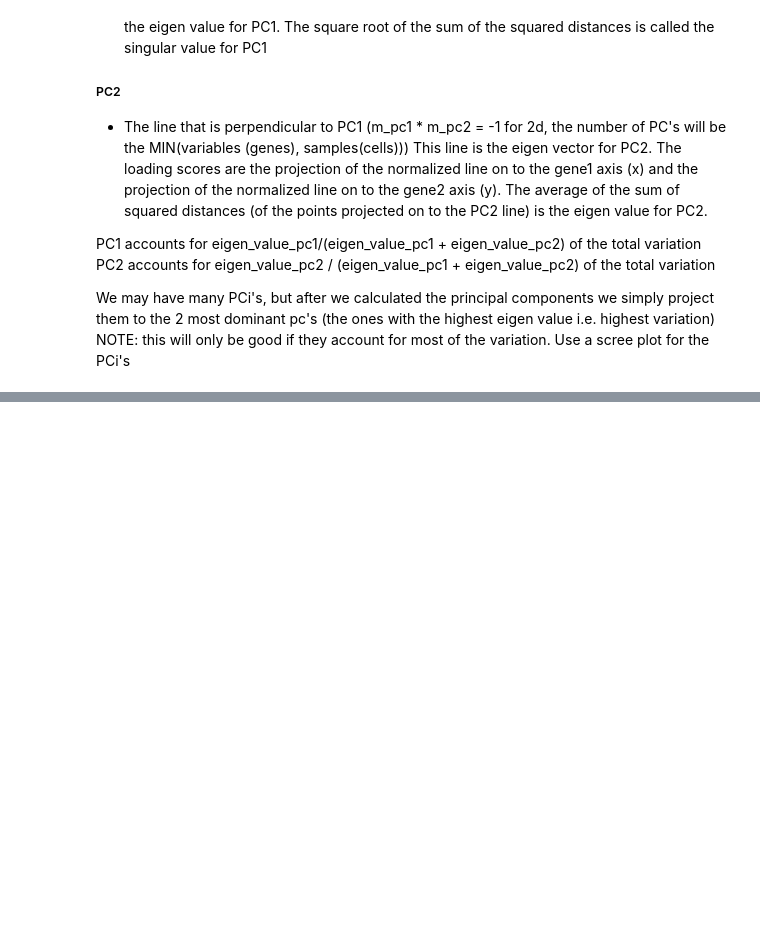
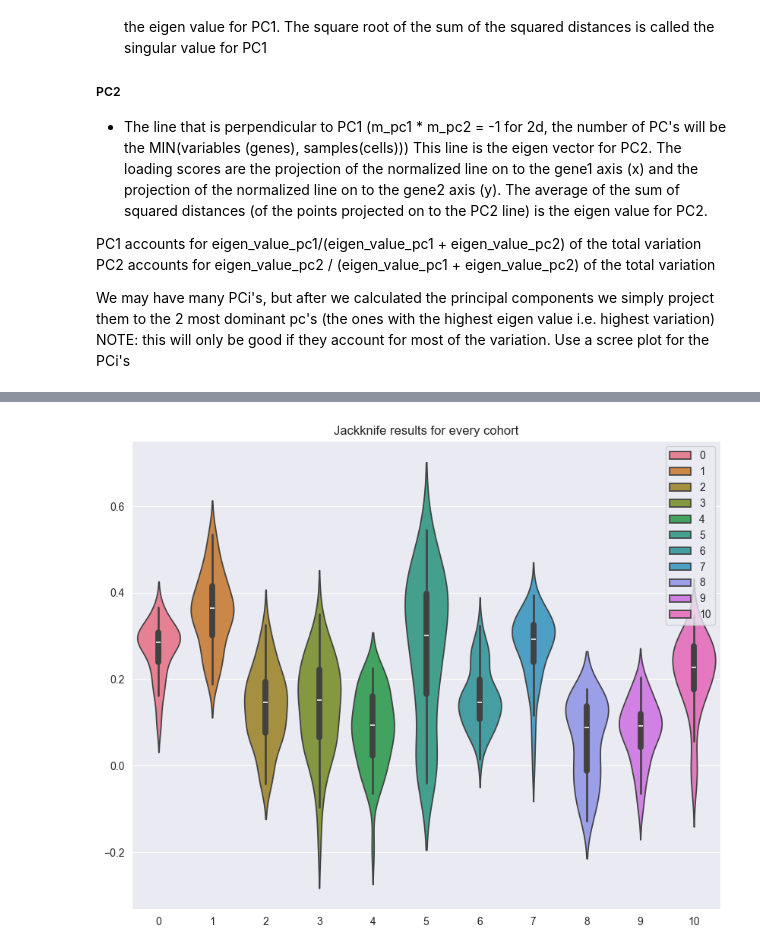
Before and after one commit to GalD101/GCL_Tool_BIU, a Jupyter notebook: Python/synthetic_data.ipynb, the cells around one changed output, grey strips where cells are left out. Saved outputs shown, nothing was run; the diff lists cells and outputs as text; code cells hidden in the pictures; blank space fills up the shorter version.

```diff
--- a/Python/synthetic_data.ipynb
+++ b/Python/synthetic_data.ipynb
@@ -246,0 +263,13 @@ print(W[num_of_cohorts - 1][num_of_cells - 1][(
+# %%
+# Calculate jackknife for every cohort's steady state
+jackknife_results = []
+for cohort_index in range(num_of_cohorts):
+    jackknife_results.append(jackknife(steady_state[cohort_index], 50, 0.75, 50))
+
+# Plot a violin plot of the jackknife results such that every violin represents a cohort
+plt.figure(figsize=(10, 8))
+sns.violinplot(data=jackknife_results, legend='full')
+plt.title('Jackknife results for every cohort')
+plt.show()
+# %% [output]
+[figure, added]
```
Also changed, not shown: parts of 15 cells of this notebook.
